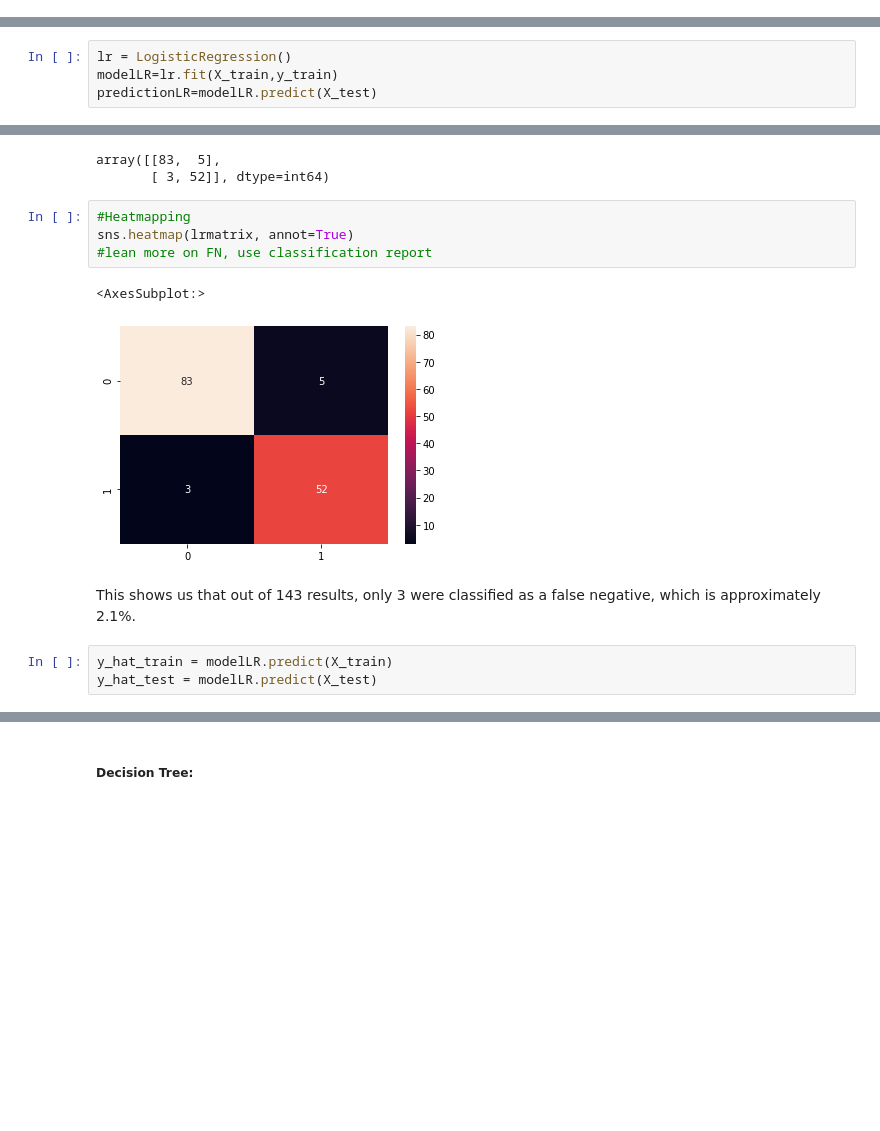
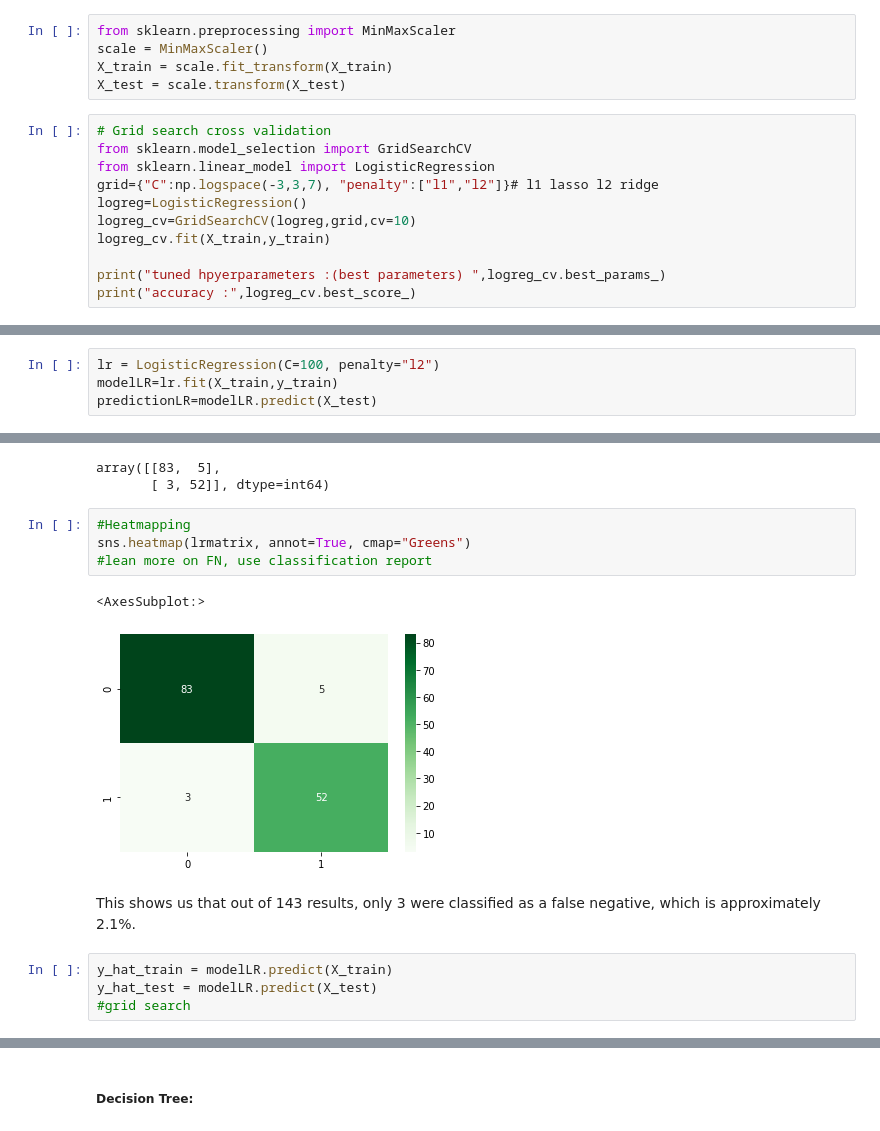
Before and after one commit to racday/ai-capstone, a Jupyter notebook: index.ipynb, the cells around one changed output, grey strips where cells are left out. Drawn from its saved outputs; the diff is of its cells as text; blank space fills up the shorter version.

```diff
--- a/index.ipynb
+++ b/index.ipynb
@@ -336,3 +323,19 @@ Scaling features can improve the optimization process by making the flow of grad
 ss = StandardScaler()
 X_train=ss.fit_transform(X_train)
 X_test=ss.transform(X_test)
+# %%
+from sklearn.preprocessing import MinMaxScaler
+scale = MinMaxScaler()
+X_train = scale.fit_transform(X_train)
+X_test = scale.transform(X_test)
+# %%
+# Grid search cross validation
+from sklearn.model_selection import GridSearchCV
+from sklearn.linear_model import LogisticRegression
+grid={"C":np.logspace(-3,3,7), "penalty":["l1","l2"]}# l1 lasso l2 ridge
+logreg=LogisticRegression()
+logreg_cv=GridSearchCV(logreg,grid,cv=10)
+logreg_cv.fit(X_train,y_train)
+
+print("tuned hpyerparameters :(best parameters) ",logreg_cv.best_params_)
+print("accuracy :",logreg_cv.best_score_)
@@ -341,7 +347,7 @@ X_test=ss.transform(X_test)
 # %% [markdown]
 Training the data to a logistic regression, and predicting on the test data
 # %%
-lr = LogisticRegression()
+lr = LogisticRegression(C=100, penalty="l2")
 modelLR=lr.fit(X_train,y_train)
 predictionLR=modelLR.predict(X_test)
 # %% [markdown]
@@ -354,15 +360,16 @@ array([[83,  5],
        [ 3, 52]], dtype=int64)
 # %%
 #Heatmapping
-sns.heatmap(lrmatrix, annot=True)
+sns.heatmap(lrmatrix, annot=True, cmap="Greens")
 #lean more on FN, use classification report
 # %% [output]
 <AxesSubplot:>
-[figure, old version]
+[figure, new version]
 # %% [markdown]
 This shows us that out of 143 results, only 3 were classified as a false negative, which is approximately 2.1%.
 # %%
 y_hat_train = modelLR.predict(X_train)
 y_hat_test = modelLR.predict(X_test)
+#grid search
 # %%
 cr = classification_report(y_test,y_hat_test)
```
Also changed, not shown: parts of 18 cells of this notebook.
